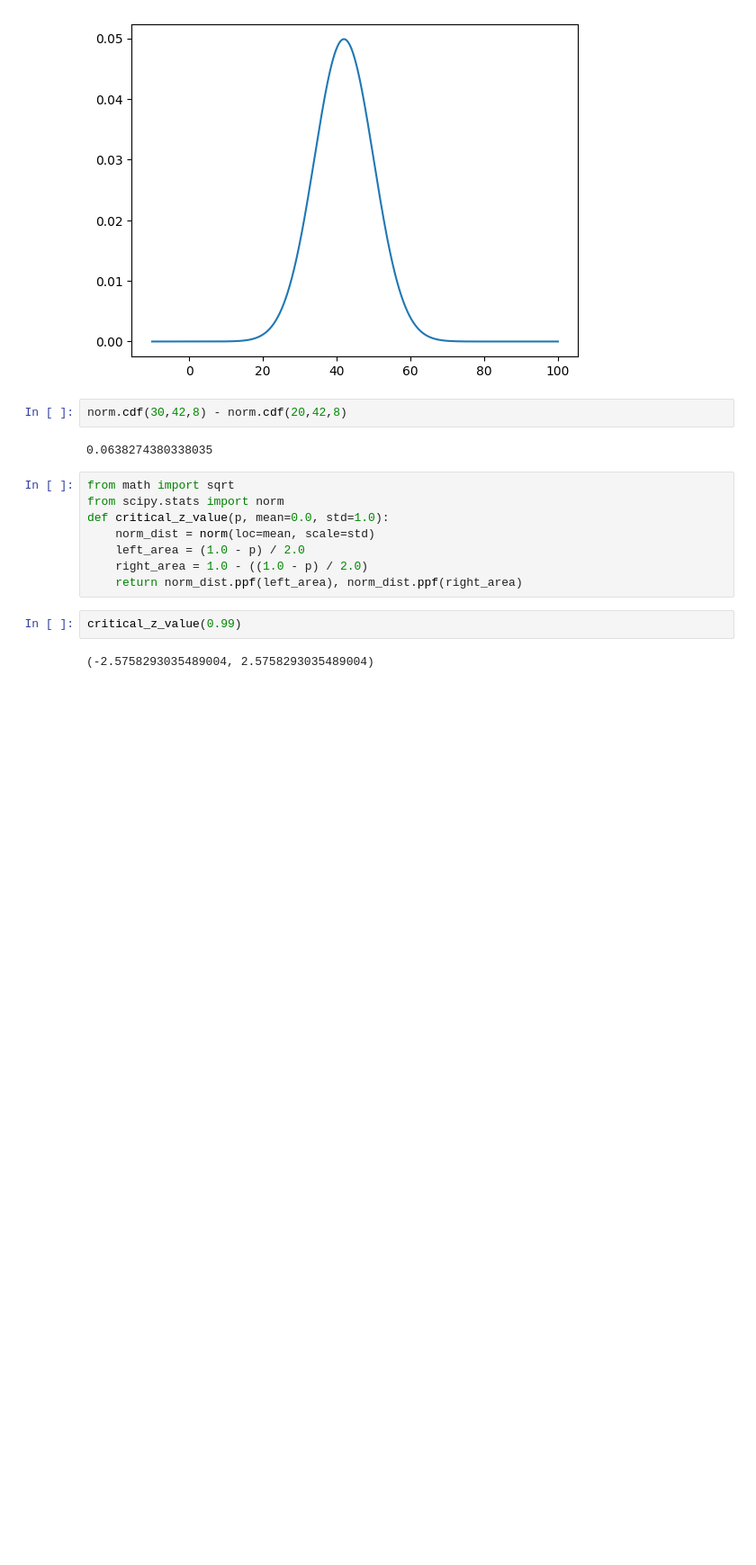
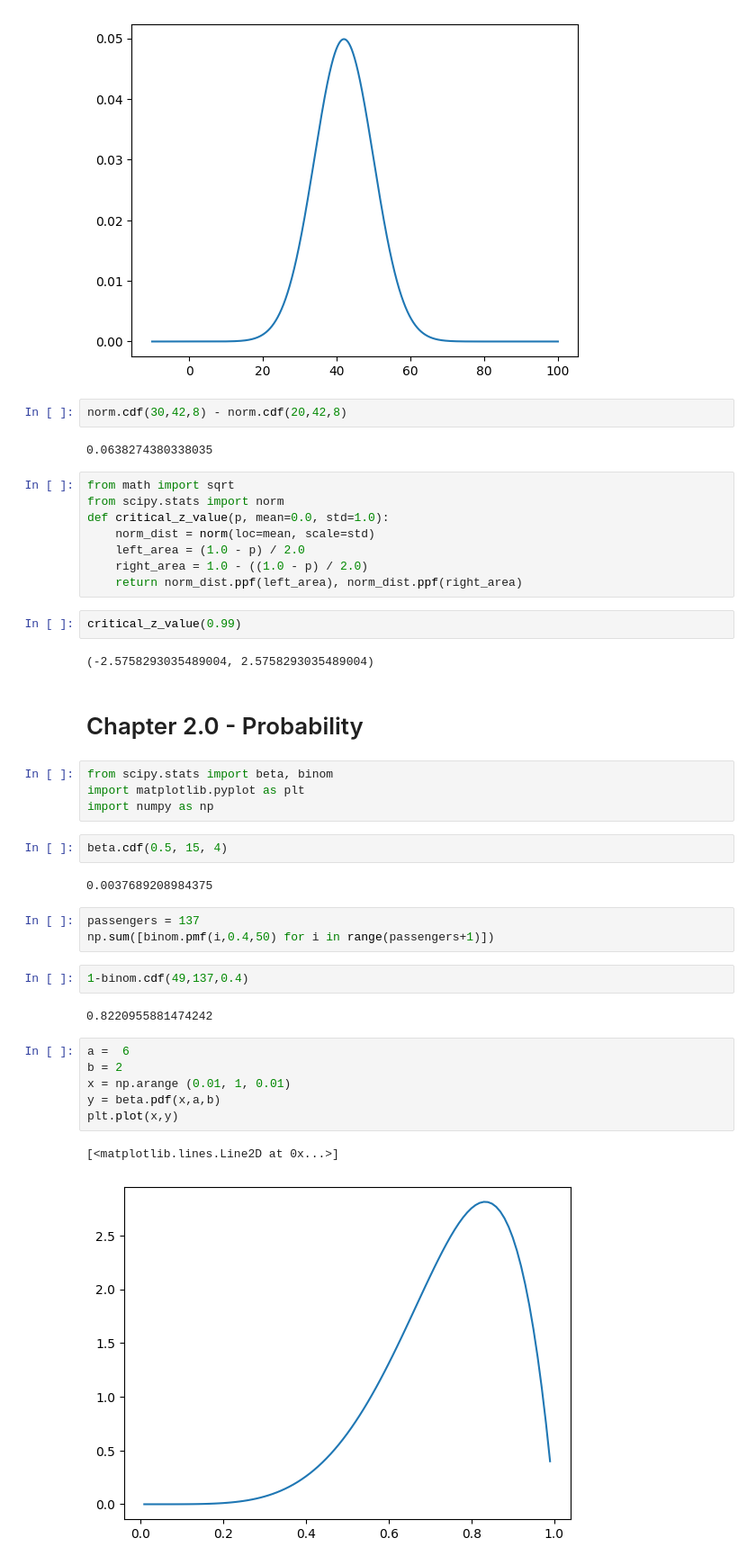
Before and after one commit to ViniciusKos/daily_studies, a Jupyter notebook: essential math for data science/ab_test.ipynb, the cells around one changed output. Shown at 90% size. Saved outputs shown, nothing was run; the diff lists cells and outputs as text; blank space fills up the shorter version.

Commit message:
beta and binomial distribution

```diff
--- a/essential math for data science/ab_test.ipynb
+++ b/essential math for data science/ab_test.ipynb
@@ -79,3 +79,29 @@ def critical_z_value(p, mean=0.0, std=1.0):
 critical_z_value(0.99)
 # %% [output]
 (-2.5758293035489004, 2.5758293035489004)
+# %% [markdown]
+# Chapter 2.0 - Probability
+# %%
+from scipy.stats import beta, binom
+import matplotlib.pyplot as plt
+import numpy as np
+# %%
+beta.cdf(0.5, 15, 4)
+# %% [output]
+0.0037689208984375
+# %%
+passengers = 137
+np.sum([binom.pmf(i,0.4,50) for i in range(passengers+1)])
+# %%
+1-binom.cdf(49,137,0.4)
+# %% [output]
+0.8220955881474242
+# %%
+a =  6
+b = 2
+x = np.arange (0.01, 1, 0.01)
+y = beta.pdf(x,a,b)
+plt.plot(x,y)
+# %% [output]
+[<matplotlib.lines.Line2D at 0x...>]
+[figure, added]
```
Also changed, not shown: parts of 2 cells of this notebook, 1 other file.
